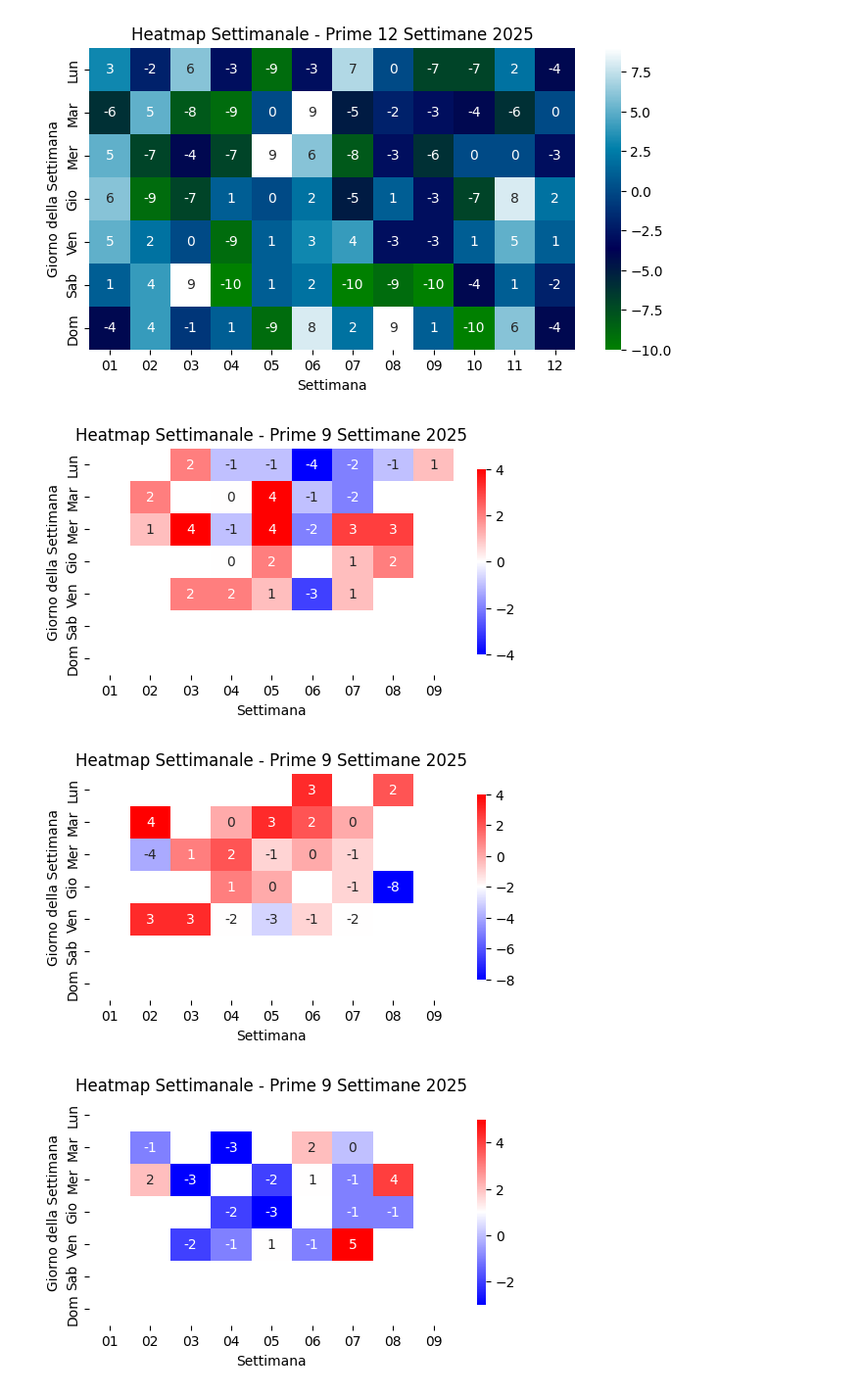
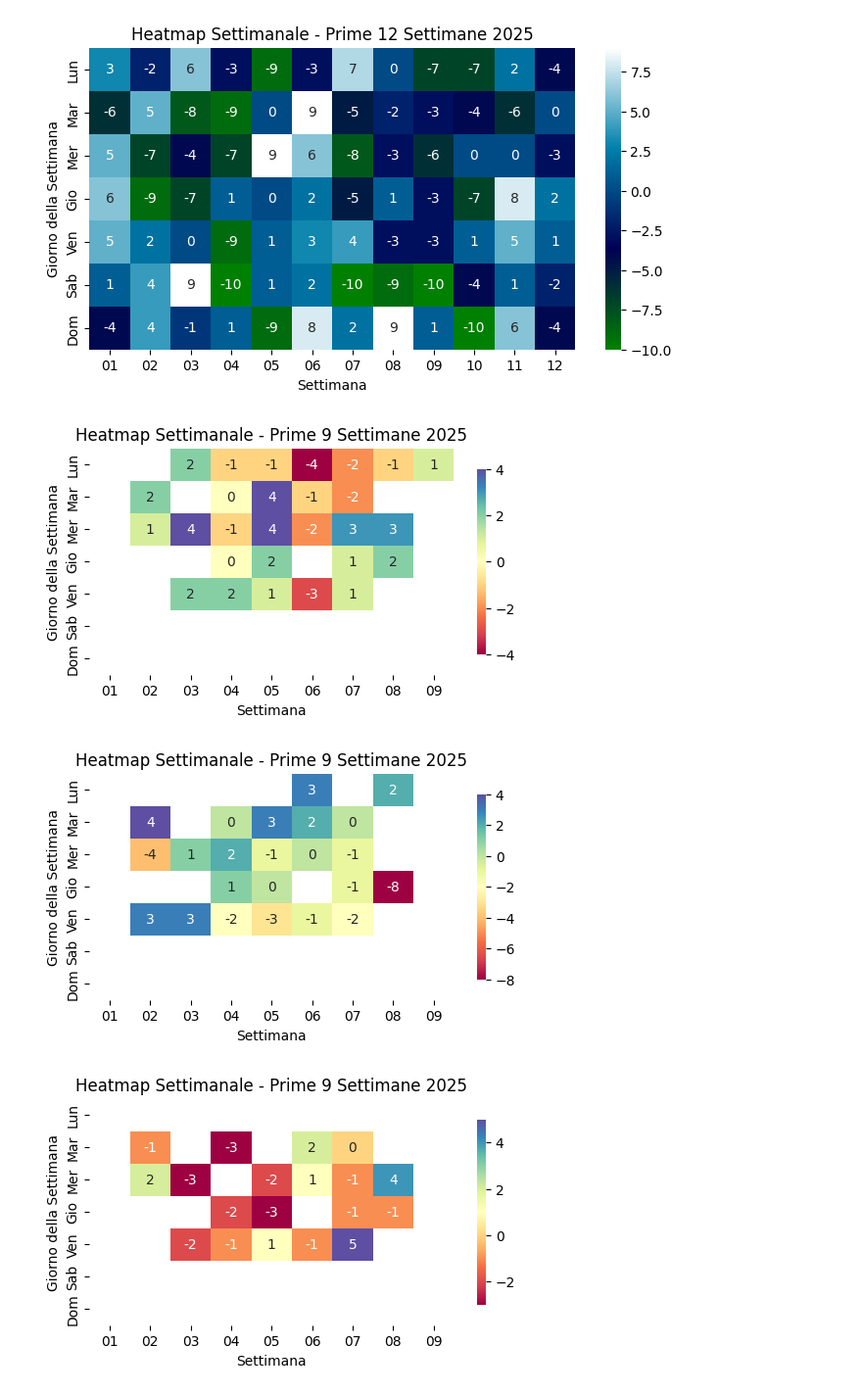
Before and after one commit to marcybon/test_nb, a Jupyter notebook: bestemmie.ipynb, the cells around one changed output. Shown at 98% size. Cells and saved outputs as stored; diff of their text form; code cells hidden in the pictures.

```diff
--- a/bestemmie.ipynb
+++ b/bestemmie.ipynb
@@ -704,35 +704,35 @@ def crea_heatmap_settimanale(anno, numero_settimane, giornate_giocate, risultati
                 'Valore': valore
             })
             indice_risultato += 1
     df = pd.DataFrame(settimane)
 
     # Converti i valori 'nan' in numpy.nan per la heatmap
     df['Valore'] = pd.to_numeric(df['Valore'], errors='coerce')
 
     # Pivot per creare la matrice per la heatmap
     df_pivot = df.pivot(index='Giorno', columns='Settimana', values='Valore')
     # Ordina i giorni della settimana
     df_pivot = df_pivot.reindex(giorni_settimana)
 
     # Crea la heatmap
     plt.figure(figsize=(6, 3))
-    sns.heatmap(df_pivot, annot=True, cmap='bwr', fmt='.0f', cbar_kws={'shrink': .82})
+    sns.heatmap(df_pivot, annot=True, cmap='Spectral', fmt='.0f', cbar_kws={'shrink': .82})
     plt.title(f'Heatmap Settimanale - Prime {numero_settimane} Settimane {anno}')
     plt.xlabel('Settimana')
     plt.ylabel('Giorno della Settimana')
     plt.show()
 
 # Esempio di utilizzo:
 #giornate = ['7 gen', '8 gen', '10 gen', '13 gen', '15 gen', '17 gen', '20 gen', '21 gen', '22 gen', '23 gen', '24 gen', '27 gen', '28 gen', '29 gen', '30 gen', '31 gen', '3 feb', '4 feb', '5 feb', '7 feb', '10 feb', '11 feb', '12 feb', '13 feb', '14 feb', '17 feb', '19 feb', '20 feb']
 giornate = giorni
 #risultati_giocatore = [2, 1, 'nan', 2, 4, 2, -1, 0, -1, 0, 2, -1, 4, 4, 2, 1, -4, -1, -2, -3, -2, -2, 3, 1, 1, -1, 3, 2, 1]
 #risultati_giocatore = punteggi_giornalieri[' inserisci nome '][0]
 #crea_heatmap_settimanale(2025, 9, giornate, risultati_giocatore)
 crea_heatmap_settimanale(2025, 9, giornate, punteggi_giornalieri['Marc'][0])
 crea_heatmap_settimanale(2025, 9, giornate, punteggi_giornalieri['Donato'][0])
 crea_heatmap_settimanale(2025, 9, giornate, punteggi_giornalieri['Ferro'][0])
-crea_heatmap_settimanale(2025, 9, giornate, punteggi_giornalieri['Vitto'][0])
+crea_heatmap_settimanale(2025, 9, giornate, punteggi_giornalieri['Kate'][0])
 # %% [output]
-[figure, old version]
+[figure, new version]
-[figure, old version]
+[figure, new version]
-[figure, old version]
+[figure, new version]
```
Also changed, not shown: parts of 1 cell of this notebook.
